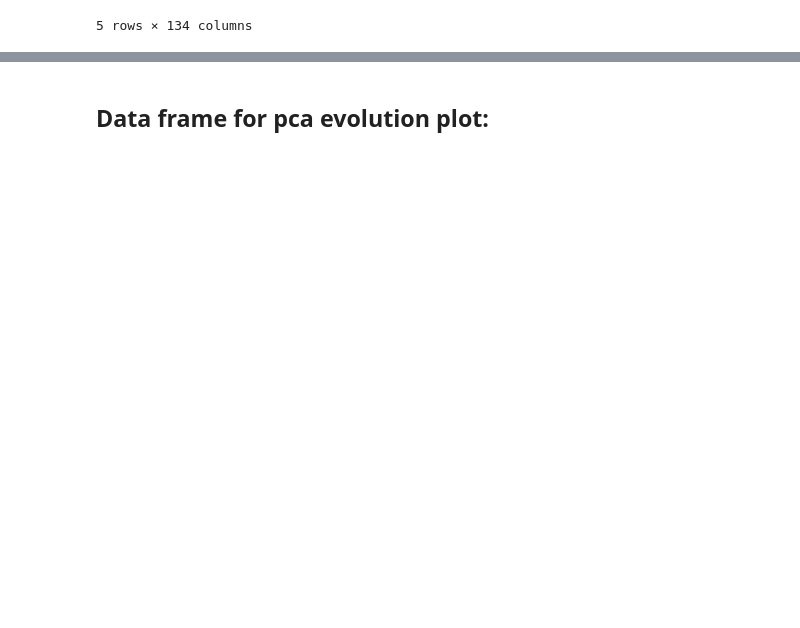
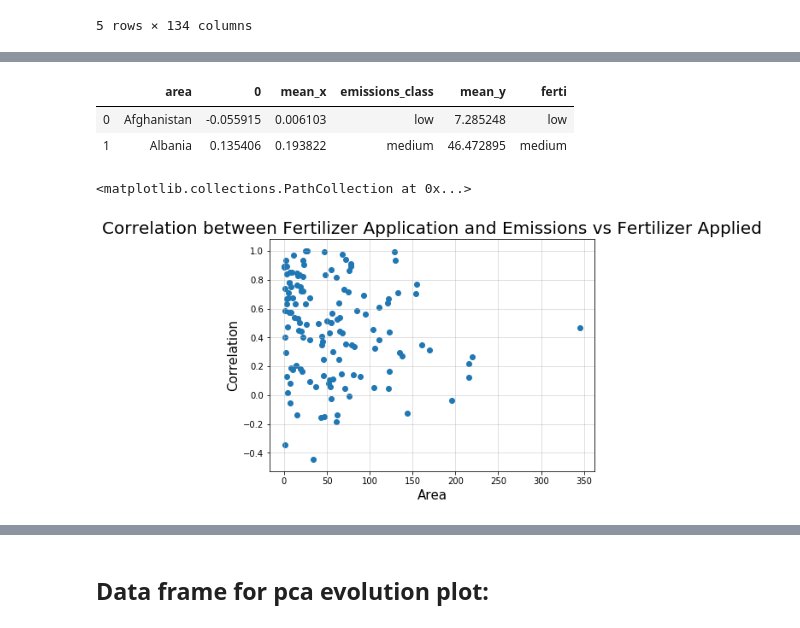
Before and after one commit to amara-slaymaker/ada_project-ada_nakamura, a Jupyter notebook: Emissions_UMAP_PCA.ipynb, the cells around one changed output, grey strips where cells are left out. Saved outputs shown, nothing was run; the diff lists cells and outputs as text; code cells hidden in the pictures; blank space fills up the shorter version.

```diff
--- a/Emissions_UMAP_PCA.ipynb
+++ b/Emissions_UMAP_PCA.ipynb
@@ -834,0 +808,10 @@ matrix.iloc[1][1]
+# %%
+ferti_corr['mean'] = ferti_corr.mean(axis = 1)
+
+ferti_corr.head()
+
+
+#emissions_year_class = emissions_year.copy().set_index('area')
+#emissions_year_class['mean'] = emissions_year_class.mean(axis = 1)
+#emissions_year_class['emissions_class'] = emissions_year_class['mean'].apply(lambda x: emissions_class(x, emissions_year_class['mean']))
+#emissions_year_class.head(2)
@@ -834,0 +826,5 @@ matrix.iloc[1][1]
+# %%
+ferti_corr['ferti'] = ferti_corr['mean'].apply(lambda x: ferti_class(x, ferti_corr['mean']))
+# %%
+ferti_class = ferti_corr.loc[:, ['mean', 'ferti']]
+ferti_class.head()
@@ -834,0 +848,19 @@ matrix.iloc[1][1]
+# %%
+emiss_ferti_corr_2 = pd.merge(emiss_ferti_corr, ferti_class, left_on = 'area', right_index = True)
+emiss_ferti_corr_2.head(2)
+# %% [output]
+|  | area | 0 | mean_x | emissions_class | mean_y | ferti |
+| 0 | Afghanistan | -0.055915 | 0.006103 | low | 7.285248 | low |
+| 1 | Albania | 0.135406 | 0.193822 | medium | 46.472895 | medium |
+# %%
+figure = plt.figure(figsize = (15,5))
+
+ax1 = figure.add_subplot(1,2,1)
+ax1.set_xlabel('Area', fontsize = 15)
+ax1.set_ylabel('Correlation', fontsize = 15)
+ax1.set_title('Correlation between Fertilizer Application and Emissions vs Fertilizer Applied', fontsize = 20)
+ax1.grid(alpha=0.5)
+plt.scatter(emiss_ferti_corr_2.mean_y, emiss_ferti_corr_2[0])
+# %% [output]
+<matplotlib.collections.PathCollection at 0x...>
+[figure, added]
```
Also changed, not shown: parts of 34 cells of this notebook.
